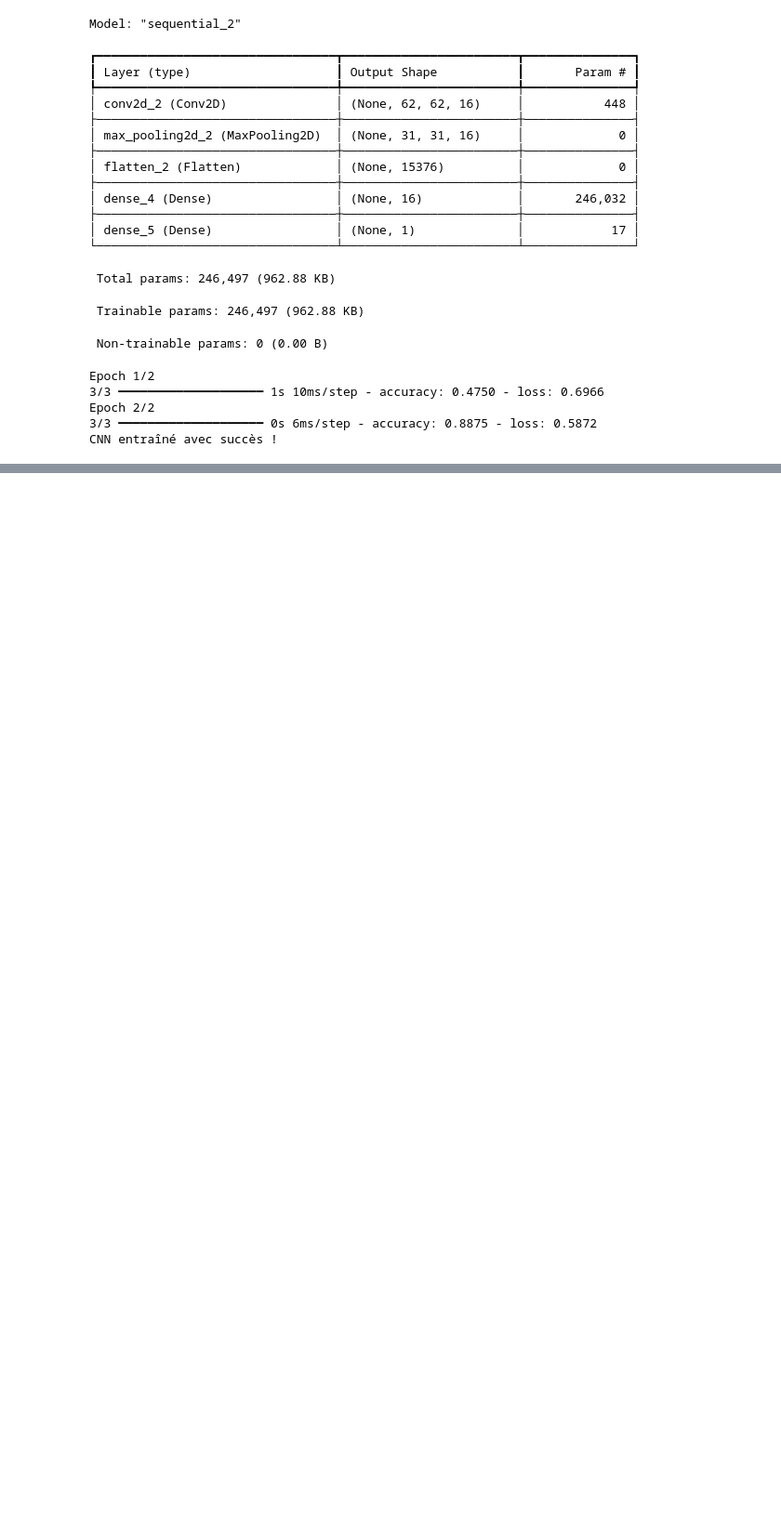
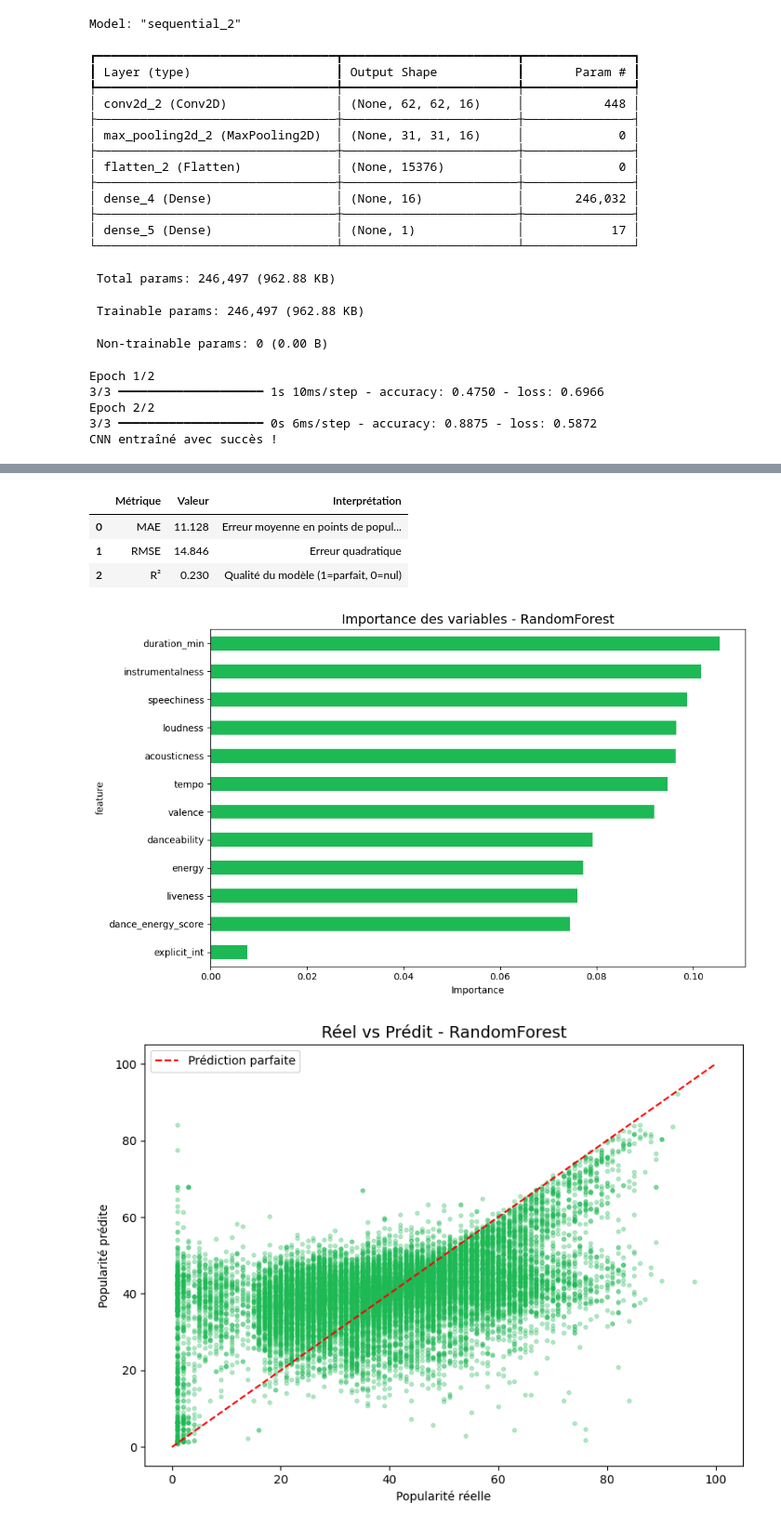
Before and after one commit to aya550/aptispace-datascience-projet, a Jupyter notebook: notebooks/05_modelisation.ipynb, the cells around one changed output, grey strips where cells are left out. Shown at 93% size. Cells and saved outputs as stored; diff of their text form; code cells hidden in the pictures; blank space fills up the shorter version.

```diff
--- a/notebooks/05_modelisation.ipynb
+++ b/notebooks/05_modelisation.ipynb
@@ -228,0 +166,72 @@ Epoch 5/5
+# %%
+import matplotlib.pyplot as plt
+import seaborn as sns
+from sklearn.metrics import mean_absolute_error, mean_squared_error, r2_score
+
+# ÉVALUATION — Faire les prédictions sur les données de test
+# Le modèle n'a jamais vu ces 19 454 chansons → test réel !
+y_pred = rf_model.predict(X_test)
+
+
+# TABLEAU — Métriques de performance
+mae  = mean_absolute_error(y_test, y_pred)
+rmse = mean_squared_error(y_test, y_pred) ** 0.5
+r2   = r2_score(y_test, y_pred)
+
+resultats = pd.DataFrame({
+    'Métrique': ['MAE', 'RMSE', 'R²'],
+    'Valeur': [round(mae, 3), round(rmse, 3), round(r2, 3)],
+    'Interprétation': [
+        'Erreur moyenne en points de popularité',
+        'Erreur quadratique',
+        'Qualité du modèle (1=parfait, 0=nul)'
+    ]
+})
+display(resultats)
+
+# GRAPHIQUE 1 — Importance des variables
+# Quelles caractéristiques musicales influencent le plus ?
+importances = pd.DataFrame({
+    'feature': features,
+    'importance': rf_model.feature_importances_
+}).sort_values('importance', ascending=True)
+
+fig, ax = plt.subplots(figsize=(10, 6))
+importances.plot(kind='barh', x='feature', y='importance',
+                 color='#1DB954', ax=ax, legend=False)
+ax.set_title("Importance des variables - RandomForest", fontsize=14)
+ax.set_xlabel("Importance")
+plt.tight_layout()
+plt.show()
+
+# GRAPHIQUE 2 — Réel vs Prédit
+# Si le modèle était parfait → tous les points sur la ligne rouge
+fig, ax = plt.subplots(figsize=(8, 6))
+ax.scatter(y_test, y_pred, alpha=0.3, color='#1DB954', s=10)
+ax.plot([0, 100], [0, 100], 'r--', label='Prédiction parfaite')
+ax.set_xlabel("Popularité réelle")
+ax.set_ylabel("Popularité prédite")
+ax.set_title("Réel vs Prédit - RandomForest", fontsize=14)
+ax.legend()
+plt.tight_layout()
+plt.show()
+
+# GRAPHIQUE 3 — Distribution des erreurs
+# Un bon modèle a ses erreurs centrées autour de 0
+erreurs = y_test - y_pred
+
+fig, ax = plt.subplots(figsize=(10, 5))
+sns.histplot(erreurs, kde=True, color='#1DB954', ax=ax)
+ax.axvline(x=0, color='red', linestyle='--', label='Erreur = 0')
+ax.set_title("Distribution des erreurs de prédiction", fontsize=14)
+ax.set_xlabel("Erreur (Réel - Prédit)")
+ax.legend()
+plt.tight_layout()
+plt.show()
+# %% [output]
+|  | Métrique | Valeur | Interprétation |
+| 0 | MAE | 11.128 | Erreur moyenne en points de popul... |
+| 1 | RMSE | 14.846 | Erreur quadratique |
+| 2 | R² | 0.230 | Qualité du modèle (1=parfait, 0=nul) |
+[figure, added]
+[figure, added]
```
Also changed, not shown: parts of 3 cells of this notebook.
